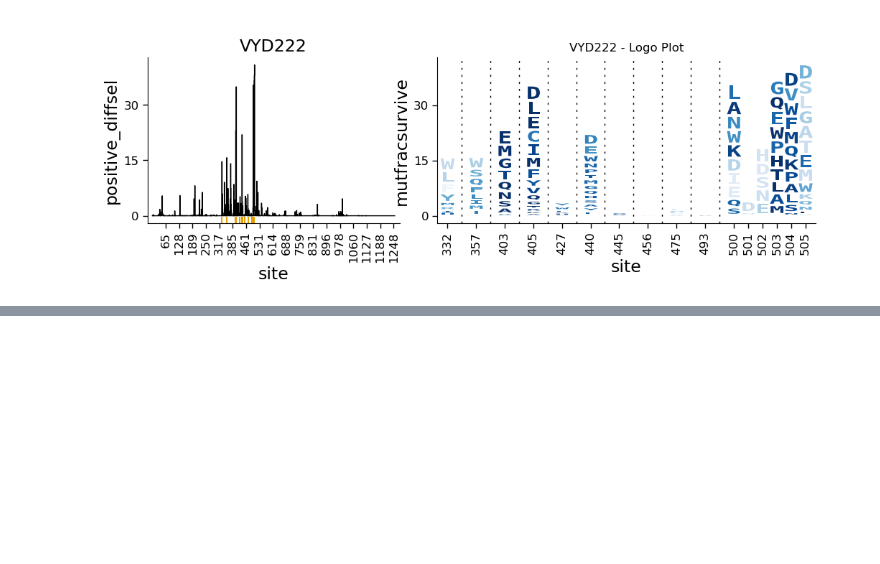
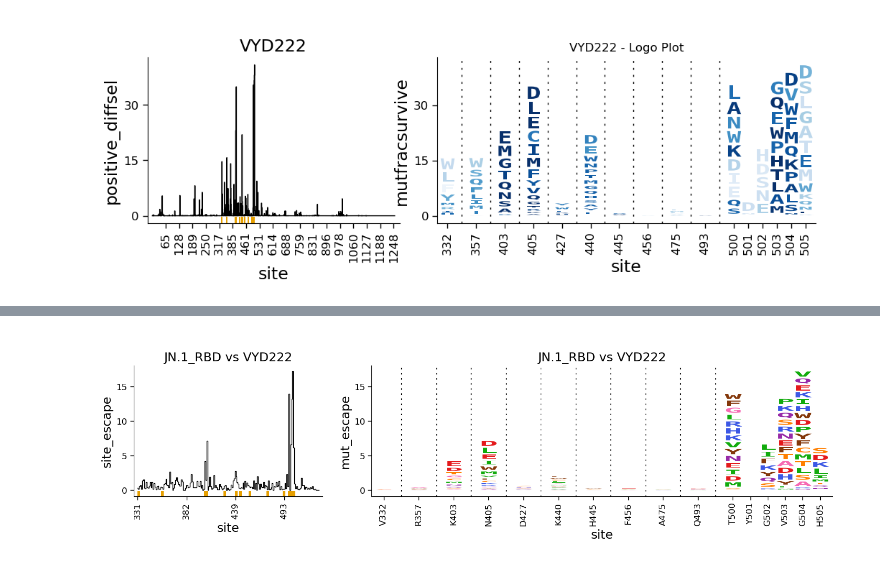
Before and after one commit to dms-vep/SARS-CoV-2_KP.3.1.1_spike_DMS, a Jupyter notebook: notebooks/escape_logoplots_for_key_sites.py.ipynb, the cells around one changed output, grey strips where cells are left out. Drawn from its saved outputs; the diff is of its cells as text; code cells hidden in the pictures; blank space fills up the shorter version.

```diff
--- a/notebooks/escape_logoplots_for_key_sites.py.ipynb
+++ b/notebooks/escape_logoplots_for_key_sites.py.ipynb
@@ -150,7 +153,7 @@ for ab in antibody_cols:
     plt.show()
 
     # save svg
-    svg_path = os.path.join("results/escape_logos",f"{ab}_line_logo_plot.svg")
+    svg_path = os.path.join("results/escape_logos",f"{ab}_spike_DMS_line_logo_plot.svg")
     fig.savefig(svg_path, format="svg", bbox_inches="tight")
     print(f"Saved {svg_path}")
 
@@ -161,0 +185,13 @@ for ab in antibody_cols:
+# %%
+target_file = "./data/DMS/antibody/dms_antibodies_XBB15_JN1_agg.csv"  # file w DMS data
+
+# Open the TAR file and list its contents
+with tarfile.open(local_tar, "r") as tar:
+    file_names = tar.getnames()  # Get list of file names in the TAR archive
+    # print(f"\nContents of {local_tar=}:\n\t" + "\n\t".join(file_names))
+    assert target_file in file_names, f"{target_file=} not in {local_tar=}"
+    print(f"Reading {target_file=} from {local_tar=}")
+    f = tar.extractfile(target_file)
+    df = pd.read_csv(f)
+
+df['antibody'] = df['antibody'].replace('BD55-5514', 'SA55')
@@ -161,0 +213,67 @@ for ab in antibody_cols:
+# %%
+antibodies = set(df["antibody"])
+
+antigens = sorted(df["antigen"].unique())
+
+# antibodies to plot
+antibodies_of_interest = ["VYD222", "BD55-1205", "SA55"]
+
+for antibody, antigen in itertools.product(antibodies_of_interest, antigens):
+    if (
+        (antibody not in antibodies_of_interest)
+        or (antigen not in set(df.query("antibody == @antibody")["antigen"]))
+    ):
+        print(f"No data found for {antibody=} vs {antigen=}")
+        continue
+
+    antibody_df = (
+        df
+        .query("antibody == @antibody")
+        .query("antigen == @antigen")
+        .assign(
+            site_escape=lambda x: x.groupby(["site", "antigen"])["mut_escape"].transform("sum"),
+            site_label=lambda x: x["wildtype"] + x["site"].astype(str),
+        )
+    )
+
+    # add sequential sites
+    antibody_df = antibody_df.merge(
+        antibody_df[["site"]].drop_duplicates().reset_index(drop=True).reset_index(names="isite"),
+        on="site",
+        how="left"
+    )
+
+    # === Use existing show_site info from long_df ===
+    matching_sites = (
+        long_df
+        .query("antibody == @antibody and show_site")
+        ["site"]
+        .unique()
+        .tolist()
+    )
+    antibody_df["show_site"] = antibody_df["site"].isin(matching_sites)
+
+    fig, axes = dmslogo.facet_plot(
+        antibody_df,
+        gridrow_col="antigen",
+        x_col="isite",
+        show_col="show_site",
+        draw_line_kwargs={"height_col": "site_escape", "xtick_col": "site"},
+        draw_logo_kwargs={
+            "letter_col": "mutation",
+            "letter_height_col": "mut_escape",
+            "xtick_col": "site_label",
+            "xlabel": "site",
+        },
+        share_ylim_across_rows=False,
+        line_titlesuffix=f"vs {antibody}",
+        logo_titlesuffix=f"vs {antibody}",
+    )
+
+    display(fig)
+    svg_path = os.path.join("results/escape_logos", f"{antibody}_{antigen}_line_logo_plot.svg")
+    fig.savefig(svg_path, format="svg", bbox_inches="tight")
+    print(f"Saved {svg_path}")
+    plt.close(fig)
+# %% [output]
+[figure, added]
```
Also changed, not shown: parts of 5 cells of this notebook, 17 other files.
